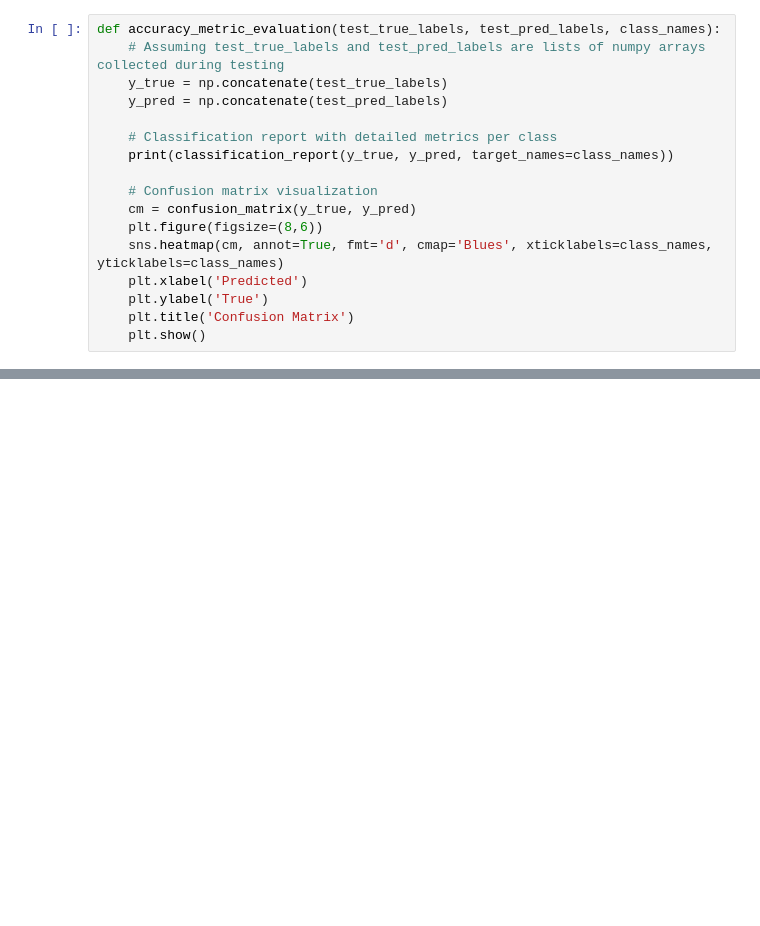
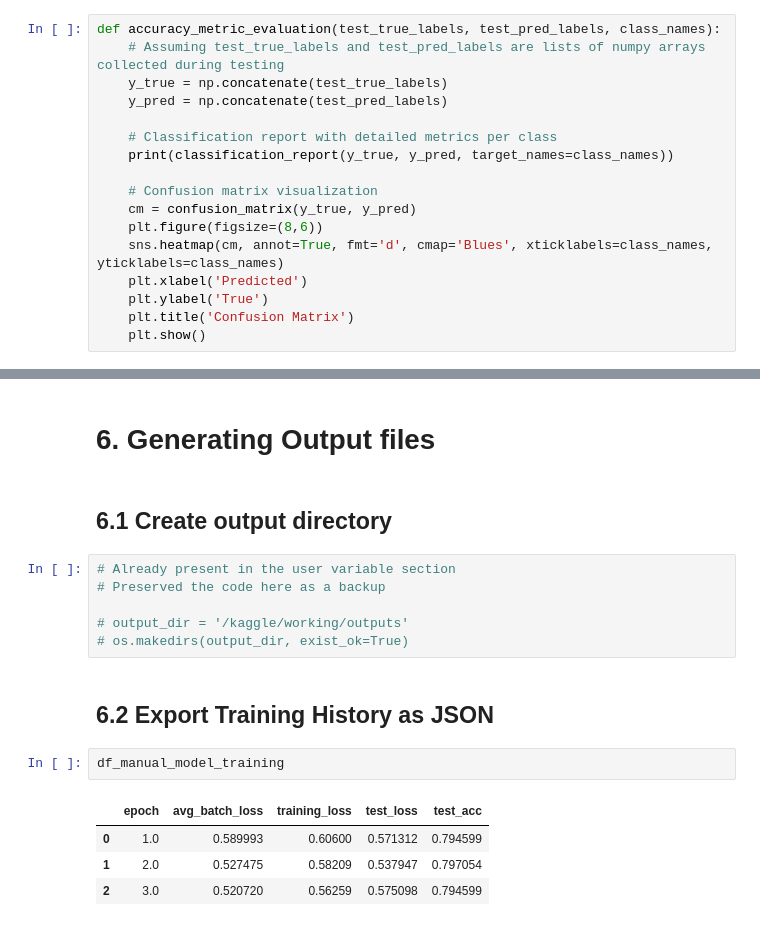
Before and after one commit to Sanjay9921/Face-Mask-Detection, a Jupyter notebook: face-mask-detection-using-pytorch.ipynb, the cells around one changed output, grey strips where cells are left out. Cells and saved outputs as stored; diff of their text form; blank space fills up the shorter version.

Commit message:
Outputs updated

```diff
--- a/face-mask-detection-using-pytorch.ipynb
+++ b/face-mask-detection-using-pytorch.ipynb
@@ -938 +950,20 @@ mask_weared_incorrect       0.86      0.75      0.80       216
 [figure]
+# %% [markdown]
+# 6. Generating Output files
+# %% [markdown]
+## 6.1 Create output directory
+# %%
+# Already present in the user variable section
+# Preserved the code here as a backup
+
+# output_dir = '/kaggle/working/outputs'
+# os.makedirs(output_dir, exist_ok=True)
+# %% [markdown]
+## 6.2 Export Training History as JSON
+# %%
+df_manual_model_training
+# %% [output]
+|  | epoch | avg_batch_loss | training_loss | test_loss | test_acc |
+| 0 | 1.0 | 0.589993 | 0.60600 | 0.571312 | 0.794599 |
+| 1 | 2.0 | 0.527475 | 0.58209 | 0.537947 | 0.797054 |
+| 2 | 3.0 | 0.520720 | 0.56259 | 0.575098 | 0.794599 |
```
Also changed, not shown: parts of 49 cells of this notebook, 8 other files.
